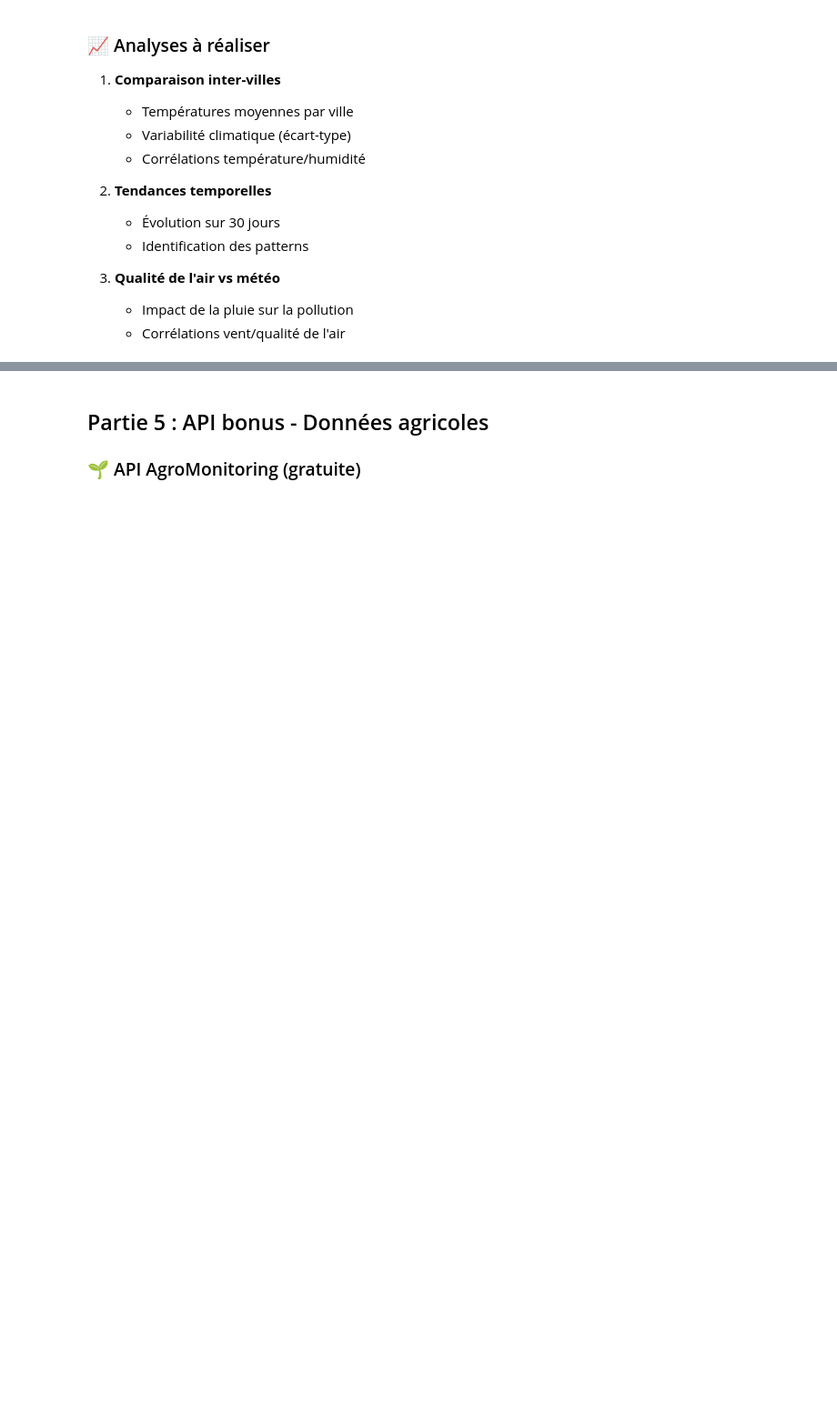
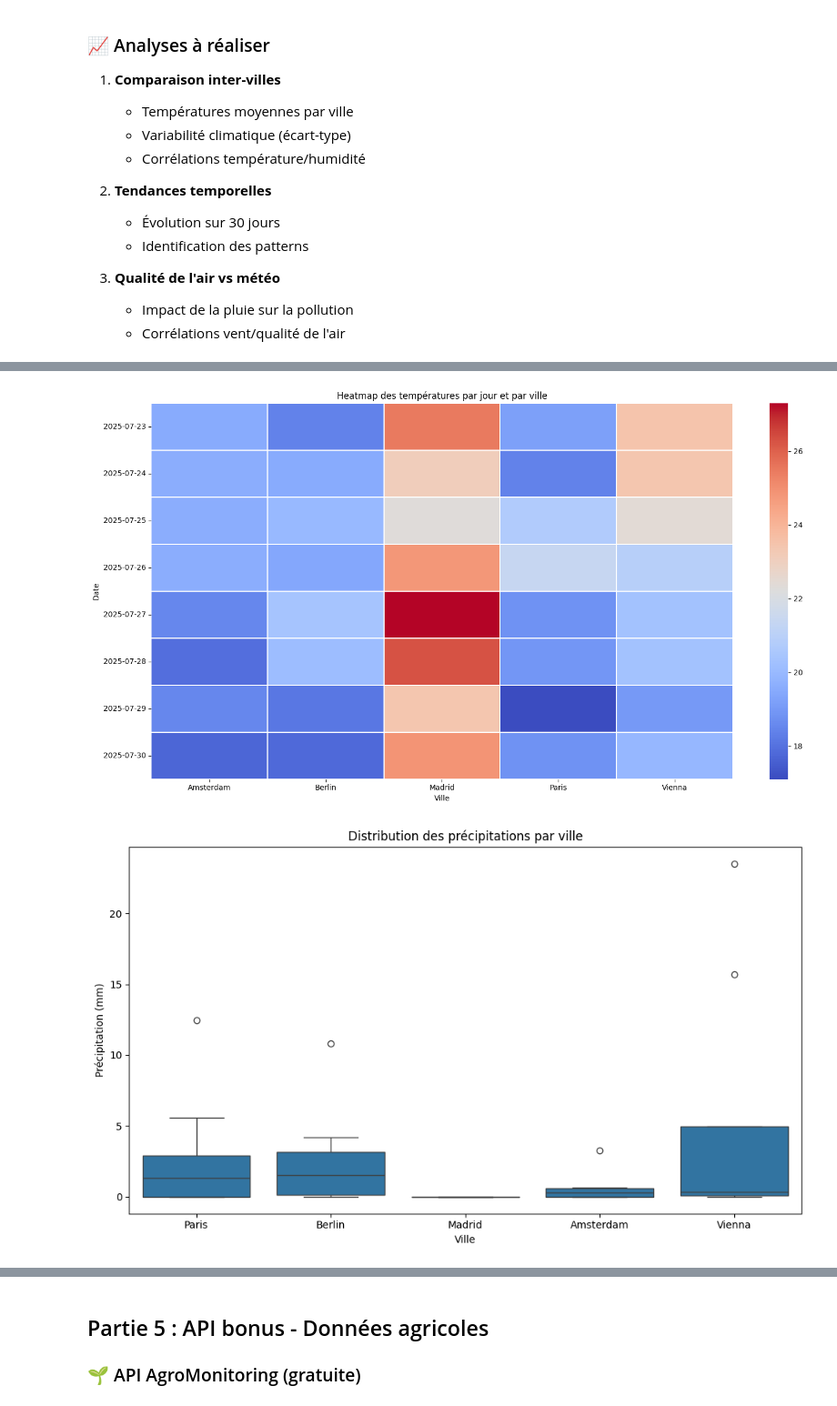
Before and after one commit to emese007/D-veloppement-d-une-solution-d-analyse-de-donn-es-multi-technologies, a Jupyter notebook: notebook-1-fondamentaux-python-pour-l-ia-68833fc599c7b162051230.ipynb, the cells around one changed output, grey strips where cells are left out. Shown: that part at 91% size. Saved outputs shown, nothing was run; the diff lists cells and outputs as text; code cells hidden in the pictures; blank space fills up the shorter version.

```diff
--- a/notebook-1-fondamentaux-python-pour-l-ia-68833fc599c7b162051230.ipynb
+++ b/notebook-1-fondamentaux-python-pour-l-ia-68833fc599c7b162051230.ipynb
@@ -151,0 +343,16 @@ def get_city_coordinates(city, api_key):
+# %%
+air_quality_data = []
+
+for city in CITIES:
+    lat, lon = get_city_coordinates(city, API_KEY)
+
+    if lat is not None and lon is not None:
+        air_data = get_air_quality(lat, lon, API_KEY)
+        if air_data:
+            air_data['ville'] = city
+            air_data['date'] = datetime.today().strftime('%Y-%m-%d')
+            air_quality_data.append(air_data)
+
+df_air = pd.DataFrame(air_quality_data)
+
+print(df_air)
@@ -186,0 +385,49 @@ plt.figure(figsize=(15, 8))
+# %%
+### 💡 Visualisations guidées
+import matplotlib.pyplot as plt
+import seaborn as sns
+
+# 1. Heatmap des températures par ville et jour
+
+# Créez un pivot table : villes en colonnes, dates en lignes
+# Utilisez seaborn.heatmap()
+pivot = df_consolide.pivot(index="date", columns="ville", values="temperature")
+
+plt.figure(figsize=(15, 8))
+sns.heatmap(pivot, cmap="coolwarm", linewidths=0.2)
+plt.title("Heatmap des températures par jour et par ville")
+plt.xlabel("Ville")
+plt.ylabel("Date")
+plt.tight_layout()
+plt.show()
+
+# 2. Boxplot comparatif des précipitations
+# Utilisez seaborn.boxplot()
+plt.figure(figsize=(10, 6))
+sns.boxplot(x="ville", y="precipitation", data=df_consolide)
+plt.title("Distribution des précipitations par ville")
+plt.xlabel("Ville")
+plt.ylabel("Précipitation (mm)")
+plt.tight_layout()
+plt.show()
+
+# 3. Scatter plot qualité air vs température
+# Ajoutez une regression line avec seaborn.regplot()
+
+df_temp_avg = df_consolide.groupby("ville")["temperature"].mean().reset_index()
+df_temp_avg.rename(columns={"temperature": "temp_moyenne"}, inplace=True)
+df_scatter = pd.merge(df_temp_avg, df_air[["ville", "aqi"]], on="ville")
+
+import seaborn as sns
+import matplotlib.pyplot as plt
+
+plt.figure(figsize=(8, 6))
+sns.regplot(x="temp_moyenne", y="aqi", data=df_scatter)
+plt.title("Température moyenne vs Qualité de l'air (AQI)")
+plt.xlabel("Température moyenne (°C)")
+plt.ylabel("Indice de pollution (AQI)")
+plt.tight_layout()
+plt.show()
+# %% [output]
+[figure, added]
+[figure, added]
```
Also changed, not shown: parts of 15 cells of this notebook, 1 other file.
